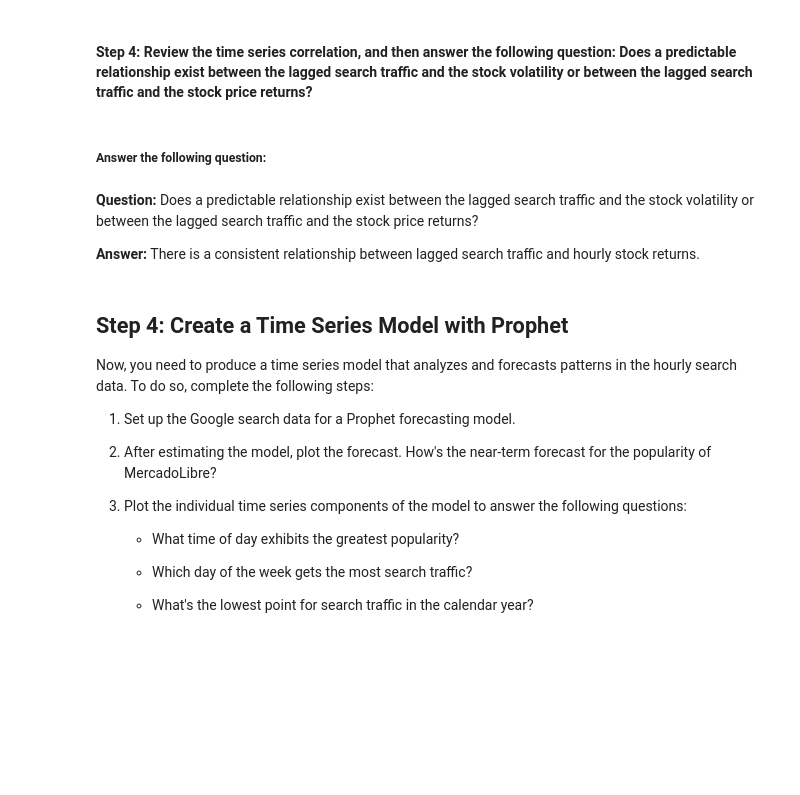
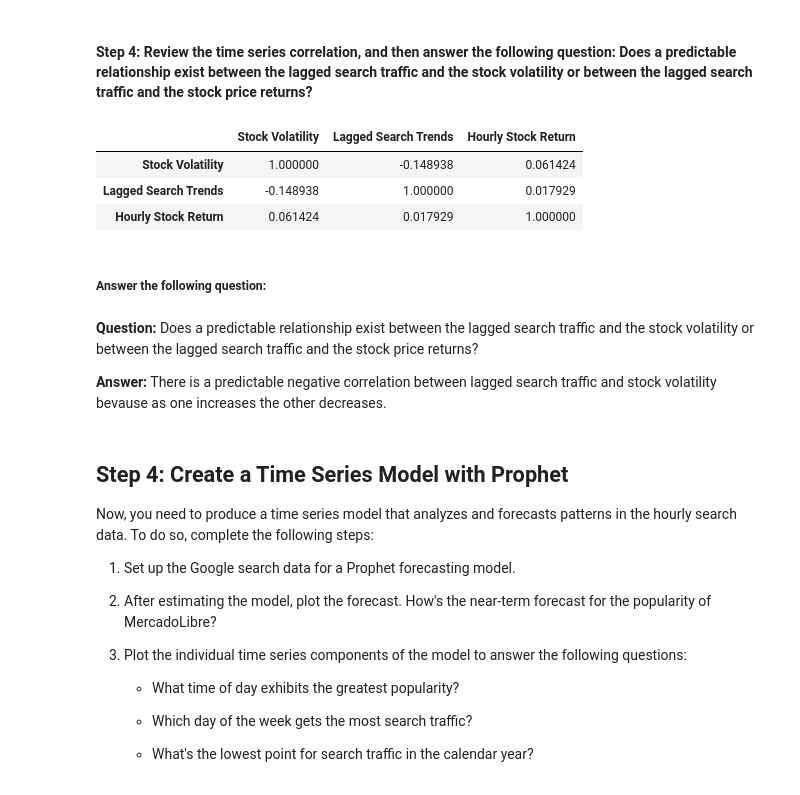
Before and after one commit to xraySMULu/prophet-challenge, a Jupyter notebook: forecasting_net_prophet.ipynb, the cells around one changed output. Drawn from its saved outputs; the diff is of its cells as text; code cells hidden in the pictures; blank space fills up the shorter version.

```diff
--- a/forecasting_net_prophet.ipynb
+++ b/forecasting_net_prophet.ipynb
@@ -393,12 +393,18 @@ mercado_stock_trends_df
 # %%
 # Construct correlation table of Stock Volatility, Lagged Search Trends, and Hourly Stock Return
 correlation_table = mercado_stock_trends_df[["Stock Volatility", "Lagged Search Trends", "Hourly Stock Return"]].corr()
+correlation_table
+# %% [output]
+|  | Stock Volatility | Lagged Search Trends | Hourly Stock Return |
+| Stock Volatility | 1.000000 | -0.148938 | 0.061424 |
+| Lagged Search Trends | -0.148938 | 1.000000 | 0.017929 |
+| Hourly Stock Return | 0.061424 | 0.017929 | 1.000000 |
 # %% [markdown]
 ##### Answer the following question:
 # %% [markdown]
 **Question:** Does a predictable relationship exist between the lagged search traffic and the stock volatility or between the lagged search traffic and the stock price returns?
 
-**Answer:** There is a consistent relationship between lagged search traffic and hourly stock returns.
+**Answer:** There is a predictable negative correlation between lagged search traffic and stock volatility bevause as one increases the other decreases.
 # %% [markdown]
 ## Step 4: Create a Time Series Model with Prophet
 
```
Also changed, not shown: parts of 5 cells of this notebook.
